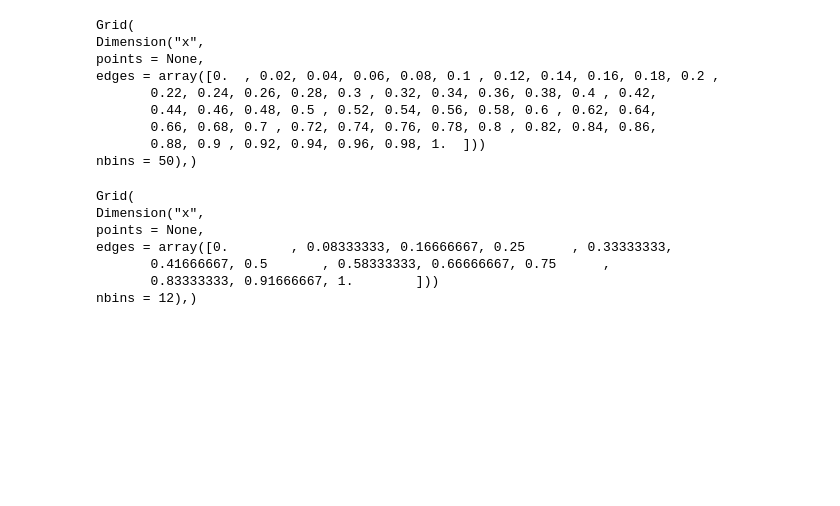
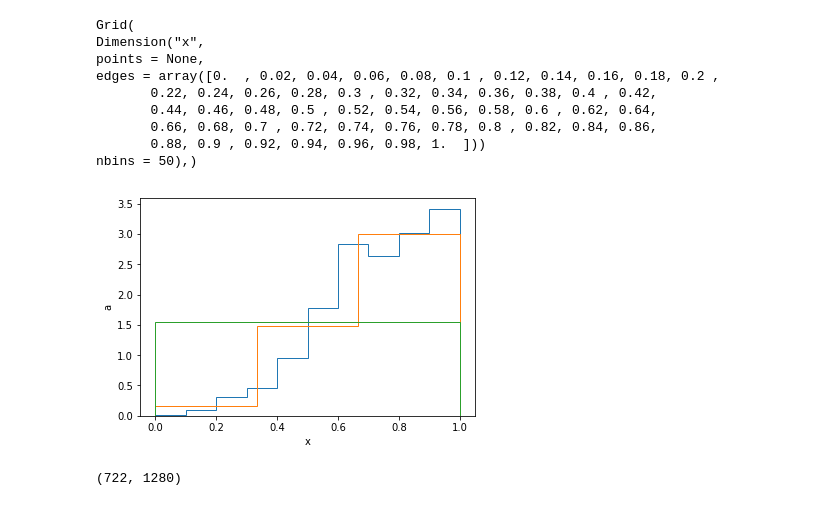
Before and after one commit to philippeller/dama, a Jupyter notebook: notebooks/histo_functions.ipynb, the cells around one changed output. Cells and saved outputs as stored; diff of their text form; code cells hidden in the pictures; blank space fills up the shorter version.

```diff
--- a/notebooks/histo_functions.ipynb
+++ b/notebooks/histo_functions.ipynb
@@ -458,12 +458,8 @@ edges = array([0.  , 0.02, 0.04, 0.06, 0.08, 0.1 , 0.12, 0.14, 0.16, 0.18, 0.2 ,
        0.88, 0.9 , 0.92, 0.94, 0.96, 0.98, 1.  ]))
 nbins = 50),)
 # %%
-g.resample('a')(x=0.5).resample('a')(x=0.5).resample('a')(x=0.5).grid
+g.resample('a')(x=0.5).plot()
+g.resample('a')(x=0.03).plot()
+g.resample('a')(x=0.01).plot()
 # %% [output]
-Grid(
-Dimension("x",
-points = None,
-edges = array([0.        , 0.08333333, 0.16666667, 0.25      , 0.33333333,
-       0.41666667, 0.5       , 0.58333333, 0.66666667, 0.75      ,
-       0.83333333, 0.91666667, 1.        ]))
-nbins = 12),)
+[figure, added]
@@ -469,0 +472,4 @@ nbins = 12),)
+# %%
+img1d.shape
+# %% [output]
+(722, 1280)
```
Also changed, not shown: parts of 12 cells of this notebook, 1 other file.
